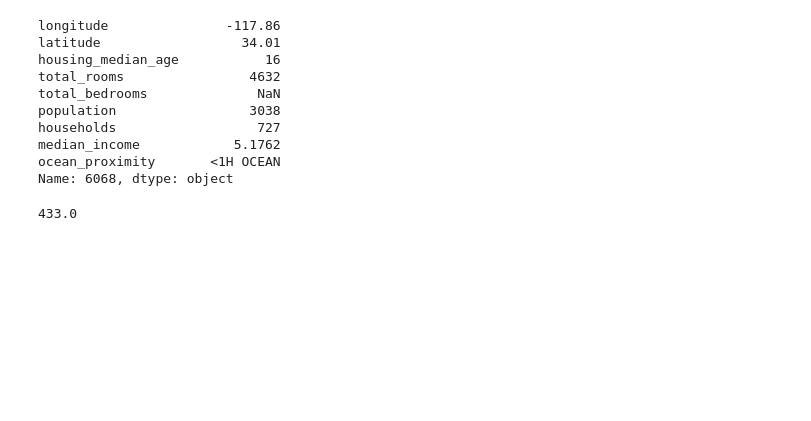
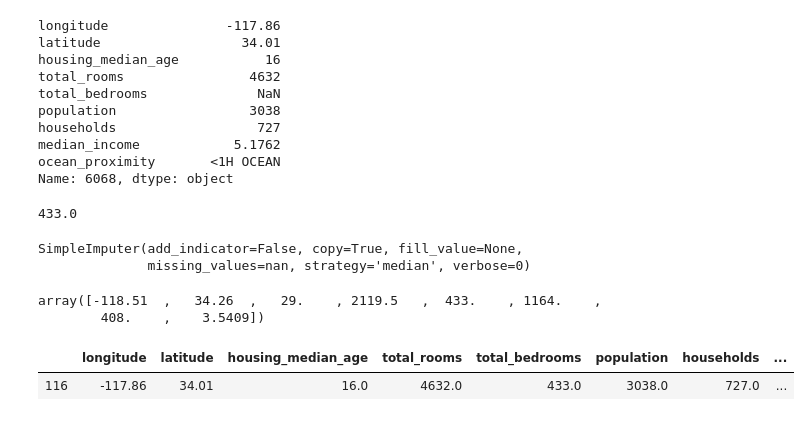
Before and after one commit to patsancu/handson-ml, a Jupyter notebook: patrick/02_end_to_end_machine_learning_project.ipynb, the cells around one changed output. Saved outputs shown, nothing was run; the diff lists cells and outputs as text; code cells hidden in the pictures; blank space fills up the shorter version.

Commit message:
up until custom transformers

```diff
--- a/patrick/02_end_to_end_machine_learning_project.ipynb
+++ b/patrick/02_end_to_end_machine_learning_project.ipynb
@@ -322,3 +323,27 @@ Name: 6068, dtype: object
 median
 # %% [output]
 433.0
+# %%
+# fill missing values
+from sklearn.impute import SimpleImputer
+imputer = SimpleImputer(strategy="median")
+# %%
+housing_num = housing.drop("ocean_proximity", axis=1)
+imputer.fit(housing_num)
+# %% [output]
+SimpleImputer(add_indicator=False, copy=True, fill_value=None,
+              missing_values=nan, strategy='median', verbose=0)
+# %%
+imputer.statistics_
+# %% [output]
+array([-118.51  ,   34.26  ,   29.    , 2119.5   ,  433.    , 1164.    ,
+        408.    ,    3.5409])
+# %%
+X = imputer.transform(housing_num)
+housing_tr = pd.DataFrame(X, columns=housing_num.columns)
+# %%
+#it was filled with the median
+housing_tr.query("longitude == -117.86 and latitude == 34.01 and total_rooms == 4632")
+# %% [output]
+|  | longitude | latitude | housing_median_age | total_rooms | total_bedrooms | population | households | ... |
+| 116 | -117.86 | 34.01 | 16.0 | 4632.0 | 433.0 | 3038.0 | 727.0 | ... |
```
Also changed, not shown: parts of 13 cells of this notebook.
